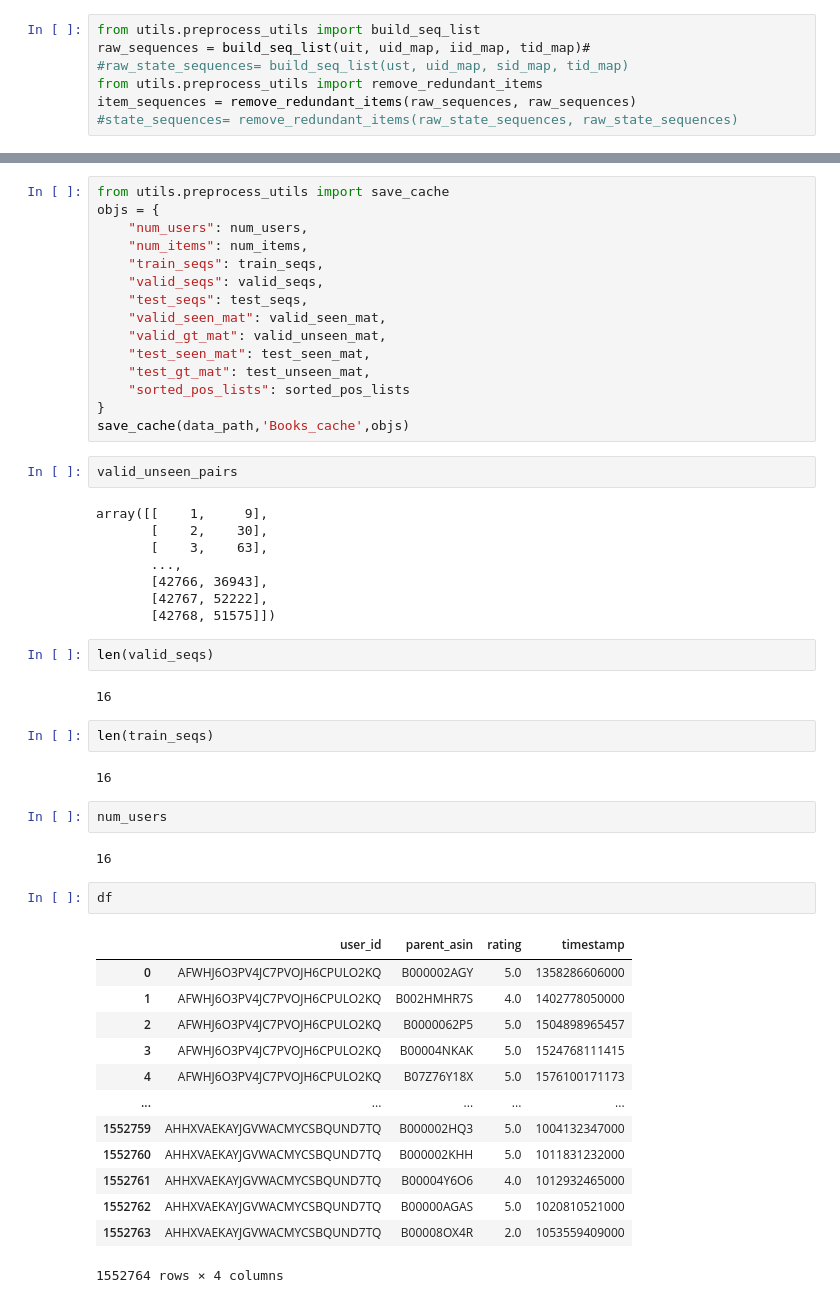
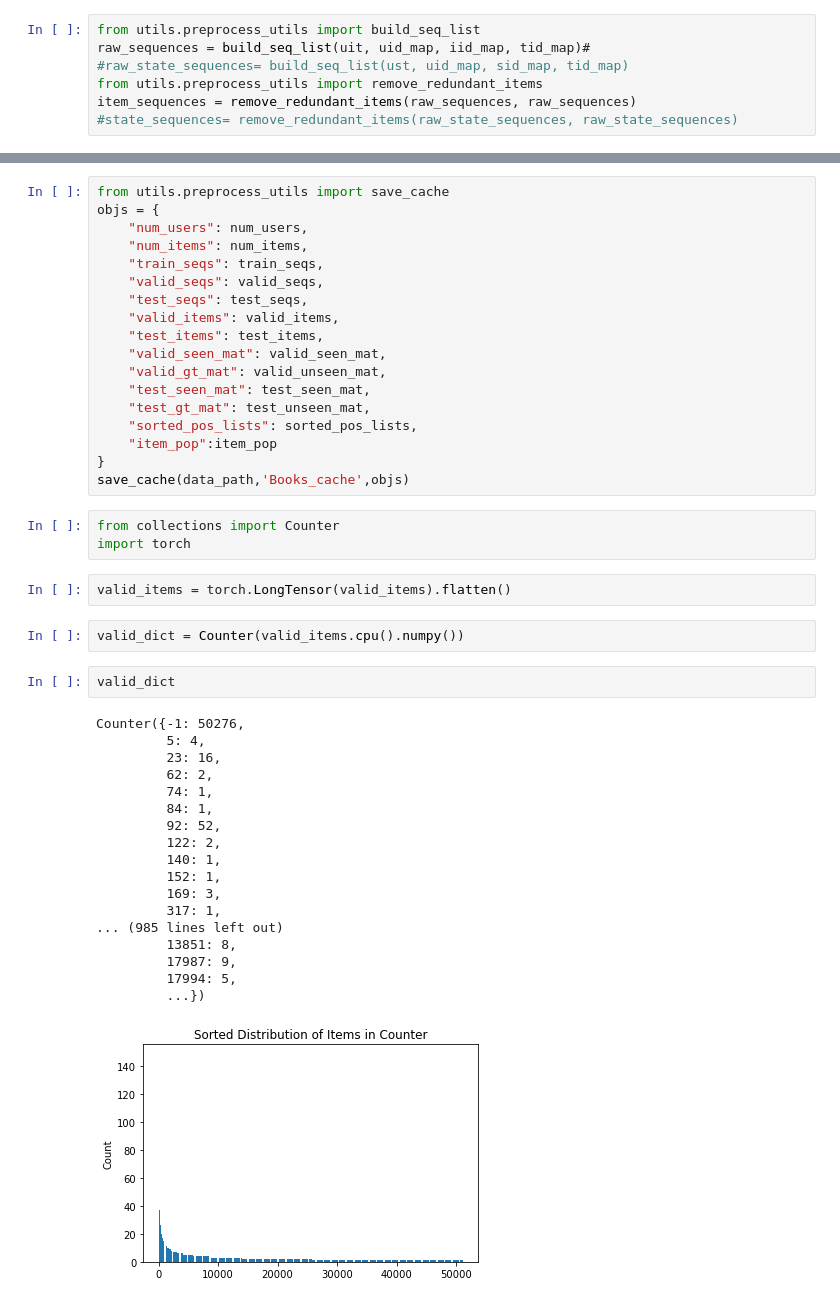
Before and after one commit to jyhwang17/SR, a Jupyter notebook: src/preprocess/preprocess.ipynb, the cells around one changed output, grey strips where cells are left out. Saved outputs shown, nothing was run; the diff lists cells and outputs as text.

```diff
--- a/src/preprocess/preprocess.ipynb
+++ b/src/preprocess/preprocess.ipynb
@@ -161,49 +162,44 @@ objs = {
     "train_seqs": train_seqs,
     "valid_seqs": valid_seqs,
     "test_seqs": test_seqs,
+    "valid_items": valid_items,
+    "test_items": test_items,
     "valid_seen_mat": valid_seen_mat,
     "valid_gt_mat": valid_unseen_mat,
     "test_seen_mat": test_seen_mat,
     "test_gt_mat": test_unseen_mat,
-    "sorted_pos_lists": sorted_pos_lists
+    "sorted_pos_lists": sorted_pos_lists,
+    "item_pop":item_pop
 }
 save_cache(data_path,'Books_cache',objs)
 # %%
-valid_unseen_pairs
+from collections import Counter
+import torch
-# %% [output]
-array([[    1,     9],
-       [    2,    30],
-       [    3,    63],
-       ...,
-       [42766, 36943],
-       [42767, 52222],
-       [42768, 51575]])
 # %%
-len(valid_seqs)
+valid_items = torch.LongTensor(valid_items).flatten()
-# %% [output]
-16
 # %%
-len(train_seqs)
+valid_dict = Counter(valid_items.cpu().numpy())
-# %% [output]
-16
 # %%
-num_users
+valid_dict
 # %% [output]
-16
+Counter({-1: 50276,
+         5: 4,
+         23: 16,
+         62: 2,
+         74: 1,
+         84: 1,
+         92: 52,
+         122: 2,
+         140: 1,
+         152: 1,
+         169: 3,
+         317: 1,
+... (985 lines left out)
+         13851: 8,
+         17987: 9,
+         17994: 5,
+         ...})
 # %%
-df
 # %% [output]
-|  | user_id | parent_asin | rating | timestamp |
-| 0 | AFWHJ6O3PV4JC7PVOJH6CPULO2KQ | B000002AGY | 5.0 | 1358286606000 |
-| 1 | AFWHJ6O3PV4JC7PVOJH6CPULO2KQ | B002HMHR7S | 4.0 | 1402778050000 |
-| 2 | AFWHJ6O3PV4JC7PVOJH6CPULO2KQ | B0000062P5 | 5.0 | 1504898965457 |
-| 3 | AFWHJ6O3PV4JC7PVOJH6CPULO2KQ | B00004NKAK | 5.0 | 1524768111415 |
-| 4 | AFWHJ6O3PV4JC7PVOJH6CPULO2KQ | B07Z76Y18X | 5.0 | 1576100171173 |
-| ... | ... | ... | ... | ... |
-| 1552759 | AHHXVAEKAYJGVWACMYCSBQUND7TQ | B000002HQ3 | 5.0 | 1004132347000 |
-| 1552760 | AHHXVAEKAYJGVWACMYCSBQUND7TQ | B000002KHH | 5.0 | 1011831232000 |
-| 1552761 | AHHXVAEKAYJGVWACMYCSBQUND7TQ | B00004Y6O6 | 4.0 | 1012932465000 |
-| 1552762 | AHHXVAEKAYJGVWACMYCSBQUND7TQ | B00000AGAS | 5.0 | 1020810521000 |
-| 1552763 | AHHXVAEKAYJGVWACMYCSBQUND7TQ | B00008OX4R | 2.0 | 1053559409000 |
-1552764 rows × 4 columns
+[figure, added]
 # %%
```
Also changed, not shown: parts of 8 cells of this notebook, 15 other files.
